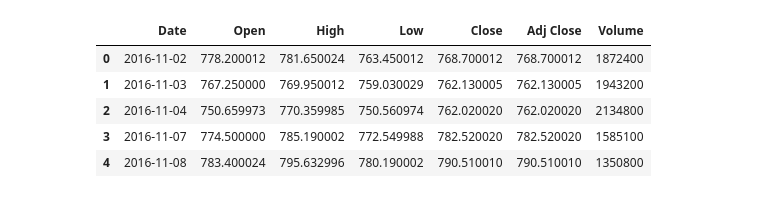
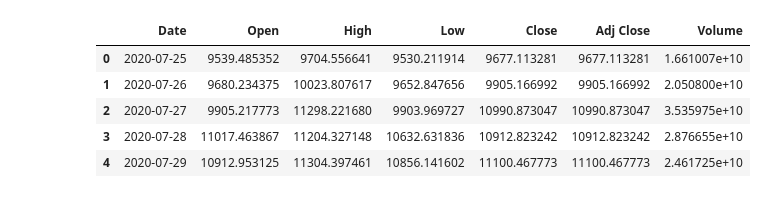
Before and after one commit to manmeet3591/trading, a Jupyter notebook: Stock-Prediction-Models/agent/4.policy-gradient-agent.ipynb, the cells around one changed output. Saved outputs shown, nothing was run; the diff lists cells and outputs as text; code cells hidden in the pictures.

```diff
--- a/Stock-Prediction-Models/agent/4.policy-gradient-agent.ipynb
+++ b/Stock-Prediction-Models/agent/4.policy-gradient-agent.ipynb
@@ -7,14 +7,15 @@ import seaborn as sns
 sns.set()
 # %%
 df = pd.read_csv('../dataset/GOOG-year.csv')
+df = pd.read_csv('../dataset/BTC-USD.csv')
 df.head()
 # %% [output]
 |  | Date | Open | High | Low | Close | Adj Close | Volume |
-| 0 | 2016-11-02 | 778.200012 | 781.650024 | 763.450012 | 768.700012 | 768.700012 | 1872400 |
-| 1 | 2016-11-03 | 767.250000 | 769.950012 | 759.030029 | 762.130005 | 762.130005 | 1943200 |
-| 2 | 2016-11-04 | 750.659973 | 770.359985 | 750.560974 | 762.020020 | 762.020020 | 2134800 |
-| 3 | 2016-11-07 | 774.500000 | 785.190002 | 772.549988 | 782.520020 | 782.520020 | 1585100 |
-| 4 | 2016-11-08 | 783.400024 | 795.632996 | 780.190002 | 790.510010 | 790.510010 | 1350800 |
+| 0 | 2020-07-25 | 9539.485352 | 9704.556641 | 9530.211914 | 9677.113281 | 9677.113281 | 1.661007e+10 |
+| 1 | 2020-07-26 | 9680.234375 | 10023.807617 | 9652.847656 | 9905.166992 | 9905.166992 | 2.050800e+10 |
+| 2 | 2020-07-27 | 9905.217773 | 11298.221680 | 9903.969727 | 10990.873047 | 10990.873047 | 3.535975e+10 |
+| 3 | 2020-07-28 | 11017.463867 | 11204.327148 | 10632.631836 | 10912.823242 | 10912.823242 | 2.876655e+10 |
+| 4 | 2020-07-29 | 10912.953125 | 11304.397461 | 10856.141602 | 11100.467773 | 11100.467773 | 2.461725e+10 |
 # %%
 class Agent:
 
```
Also changed, not shown: parts of 3 cells of this notebook, 7 other files.
